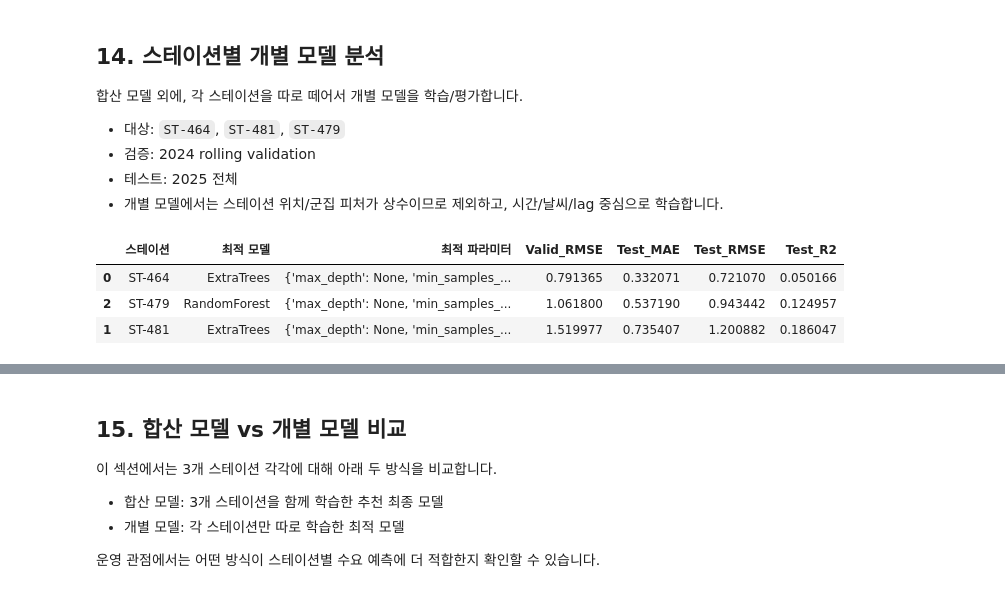
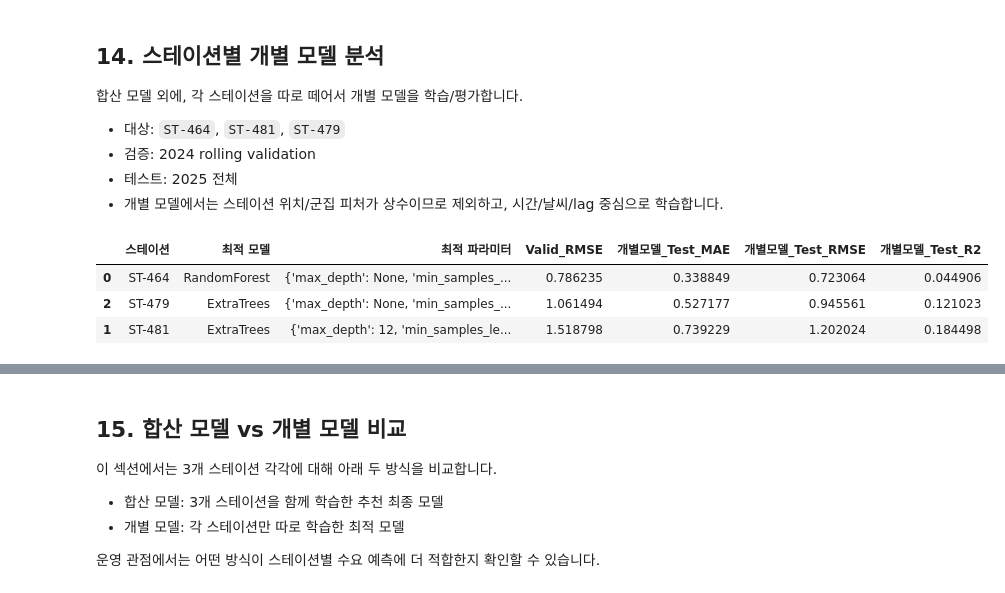
Before and after one commit to Hgracefield/EP_cycle_stations, a Jupyter notebook: Note/LSH/260317_lsh_new.ipynb, the cells around one changed output, grey strips where cells are left out. Cells and saved outputs as stored; diff of their text form; code cells hidden in the pictures.

```diff
--- a/Note/LSH/260317_lsh_new.ipynb
+++ b/Note/LSH/260317_lsh_new.ipynb
@@ -171,12 +170,12 @@ df_hourly = pd.merge(df_full, df_hourly, on=['시작_대여소_ID', 'datetime'],
 df_hourly['전체_건수'] = df_hourly['전체_건수'].fillna(0) # 대여 없는 시간은 0건
 df_hourly['year'] = df_hourly['datetime'].dt.year
 df_hourly = df_hourly.merge(station_meta, on='시작_대여소_ID', how='left')
+df_hourly['initial_bikes'] = df_hourly[['LCD', 'QR']].fillna(0).sum(axis=1)
+
 # 날씨 데이터는 직전 시간 값을 채우거나 평균값으로 채움
-df_hourly[['온도', '습도', '불쾌지수', '강수량', '적설량']] = \
-    df_hourly.groupby('시작_대여소_ID')[['온도', '습도', '불쾌지수', '강수량', '적설량']].ffill()
+df_hourly[['온도', '습도', '불쾌지수', '강수량', '적설량']] =     df_hourly.groupby('시작_대여소_ID')[['온도', '습도', '불쾌지수', '강수량', '적설량']].ffill()
 
-df_hourly[['온도', '습도', '불쾌지수', '강수량', '적설량']] = \
-    df_hourly.groupby('시작_대여소_ID')[['온도', '습도', '불쾌지수', '강수량', '적설량']].bfill()
+df_hourly[['온도', '습도', '불쾌지수', '강수량', '적설량']] =     df_hourly.groupby('시작_대여소_ID')[['온도', '습도', '불쾌지수', '강수량', '적설량']].bfill()
 
 df_hourly['hour'] = df_hourly['datetime'].dt.hour
 df_hourly['weekday'] = df_hourly['datetime'].dt.dayofweek
@@ -951,7 +995,7 @@ from sklearn.preprocessing import StandardScaler
 from ast import literal_eval
 
 # 최종 비교용 데이터셋 정의
-final_features = base_features + lag_features
+final_features = recommended_features
 final_test = model_df[model_df['year'] == 2025].copy()
 X_final_test = final_test[final_features].fillna(0)
 y_final_test = final_test[target]
@@ -1145,12 +1189,7 @@ plt.show()
 # %%
 # 스테이션별 개별 모델용 피처 정의
 individual_stations = ['ST-464', 'ST-481', 'ST-479']
-individual_features = [
-    'hour', 'weekday', 'is_weekend',
-    '온도', '습도', '불쾌지수', '강수량', '적설량',
-    'lag_1h', 'lag_2h', 'lag_24h', 'rolling_3h',
-    'hour_sin', 'hour_cos', 'is_holiday'
-]
+individual_features = [c for c in shared_base_features if c != 'initial_bikes']
 
 station_search_space = {
     'Ridge': {
@@ -1192,7 +1231,7 @@ station_validation_folds = [
 station_model_results = []
 station_best_models = {}
 
-single_station_df = df_hourly.copy()
+single_station_df = model_df.copy()
 single_station_df['month'] = single_station_df['datetime'].dt.month
 
 for station_id in individual_stations:
@@ -1242,38 +1281,52 @@ for station_id in individual_stations:
                 best_station_params = params
 
     best_cfg = station_search_space[best_station_model_name]
     if best_cfg['model_class'] is Pipeline:
         best_model = best_cfg['model_class'](best_cfg['pipeline_steps'])
         best_model.set_params(**best_station_params)
     else:
         all_params = {}
         all_params.update(best_cfg.get('fixed_params', {}))
         all_params.update(best_station_params)
         best_model = best_cfg['model_class'](**all_params)
 
     X_station_2024 = station_2024[individual_features].fillna(0)
     y_station_2024 = station_2024[target]
     X_station_2025 = station_2025[individual_features].fillna(0)
     y_station_2025 = station_2025[target]
 
     best_model.fit(X_station_2024, np.log1p(y_station_2024))
     station_test_pred = np.clip(np.expm1(best_model.predict(X_station_2025)), 0, None)
 
     station_best_models[station_id] = best_model
     station_model_results.append({
         '스테이션': station_id,
         '최적 모델': best_station_model_name,
         '최적 파라미터': str(best_station_params),
         'Valid_RMSE': best_station_rmse,
-        'Test_MAE': mean_absolute_error(y_station_2025, station_test_pred),
-        'Test_RMSE': np.sqrt(mean_squared_error(y_station_2025, station_test_pred)),
-        'Test_R2': r2_score(y_station_2025, station_test_pred)
+        '개별모델_Test_MAE': mean_absolute_error(y_station_2025, station_test_pred),
+        '개별모델_Test_RMSE': np.sqrt(mean_squared_error(y_station_2025, station_test_pred)),
+        '개별모델_Test_R2': r2_score(y_station_2025, station_test_pred)
     })
 
-station_model_result_df = pd.DataFrame(station_model_results).sort_values(['Test_RMSE', 'Test_MAE'])
+station_model_result_df = pd.DataFrame(station_model_results).sort_values(['개별모델_Test_RMSE', '개별모델_Test_MAE'])
+
+shared_station_result_df = test_2025_reco[['시작_대여소_ID', target]].copy()
+shared_station_result_df['공통모델_예측값'] = recommended_pred_2025
+shared_station_result_df = shared_station_result_df.groupby('시작_대여소_ID').apply(
+    lambda g: pd.Series({
+        '공통모델_Test_MAE': mean_absolute_error(g[target], g['공통모델_예측값']),
+        '공통모델_Test_RMSE': np.sqrt(mean_squared_error(g[target], g['공통모델_예측값'])),
+        '공통모델_Test_R2': r2_score(g[target], g['공통모델_예측값'])
+    })
+).reset_index().rename(columns={'시작_대여소_ID': '스테이션'})
+
+station_strategy_compare_df = station_model_result_df.merge(shared_station_result_df, on='스테이션', how='left')
+
 display(station_model_result_df)
+display(station_strategy_compare_df.sort_values('개별모델_Test_RMSE'))
 # %% [output]
-|  | 스테이션 | 최적 모델 | 최적 파라미터 | Valid_RMSE | Test_MAE | Test_RMSE | Test_R2 |
-| 0 | ST-464 | ExtraTrees | {'max_depth': None, 'min_samples_... | 0.791365 | 0.332071 | 0.721070 | 0.050166 |
-| 2 | ST-479 | RandomForest | {'max_depth': None, 'min_samples_... | 1.061800 | 0.537190 | 0.943442 | 0.124957 |
-| 1 | ST-481 | ExtraTrees | {'max_depth': None, 'min_samples_... | 1.519977 | 0.735407 | 1.200882 | 0.186047 |
+|  | 스테이션 | 최적 모델 | 최적 파라미터 | Valid_RMSE | 개별모델_Test_MAE | 개별모델_Test_RMSE | 개별모델_Test_R2 |
+| 0 | ST-464 | RandomForest | {'max_depth': None, 'min_samples_... | 0.786235 | 0.338849 | 0.723064 | 0.044906 |
+| 2 | ST-479 | ExtraTrees | {'max_depth': None, 'min_samples_... | 1.061494 | 0.527177 | 0.945561 | 0.121023 |
+| 1 | ST-481 | ExtraTrees | {'max_depth': 12, 'min_samples_le... | 1.518798 | 0.739229 | 1.202024 | 0.184498 |
```
Also changed, not shown: parts of 17 cells of this notebook, 1 other file.
